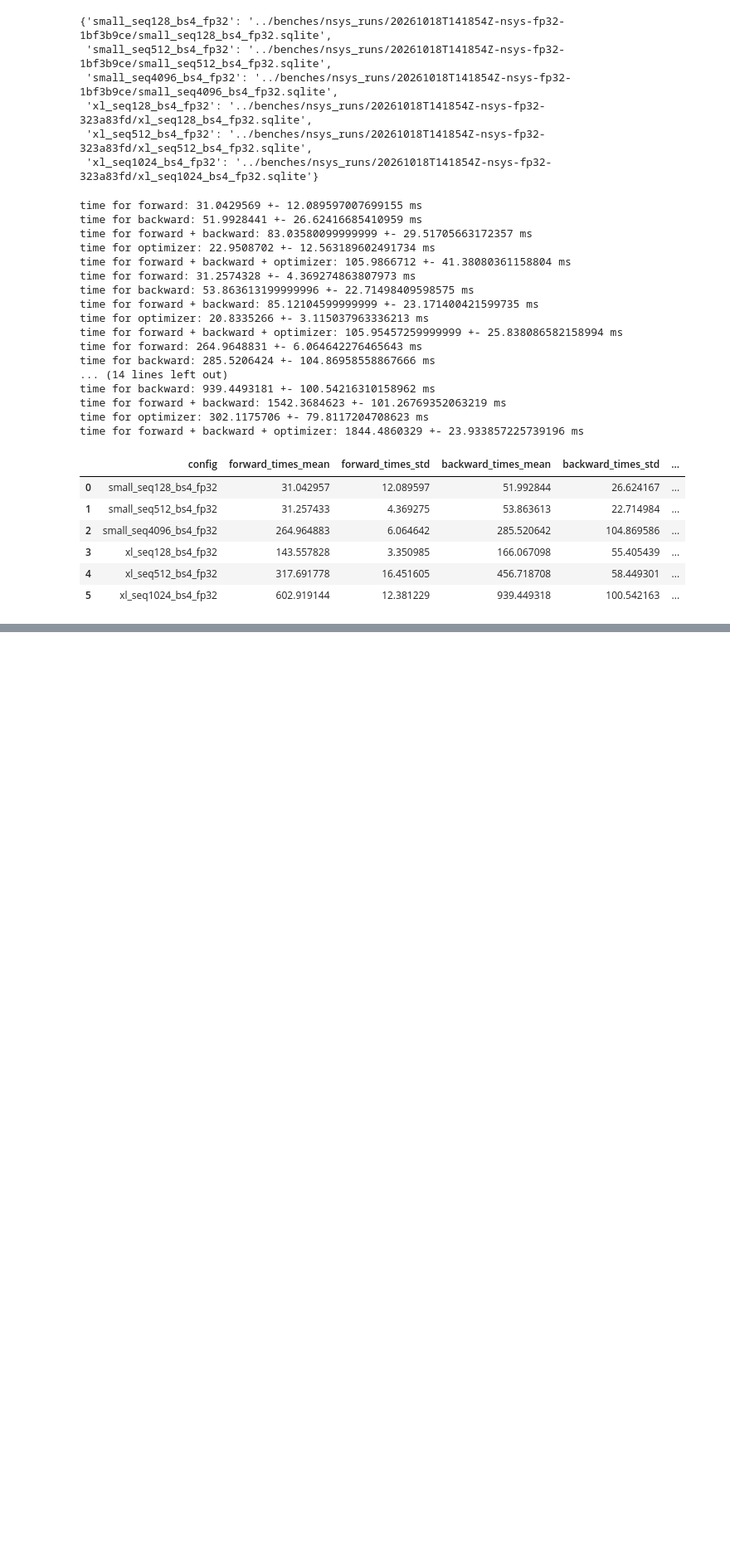
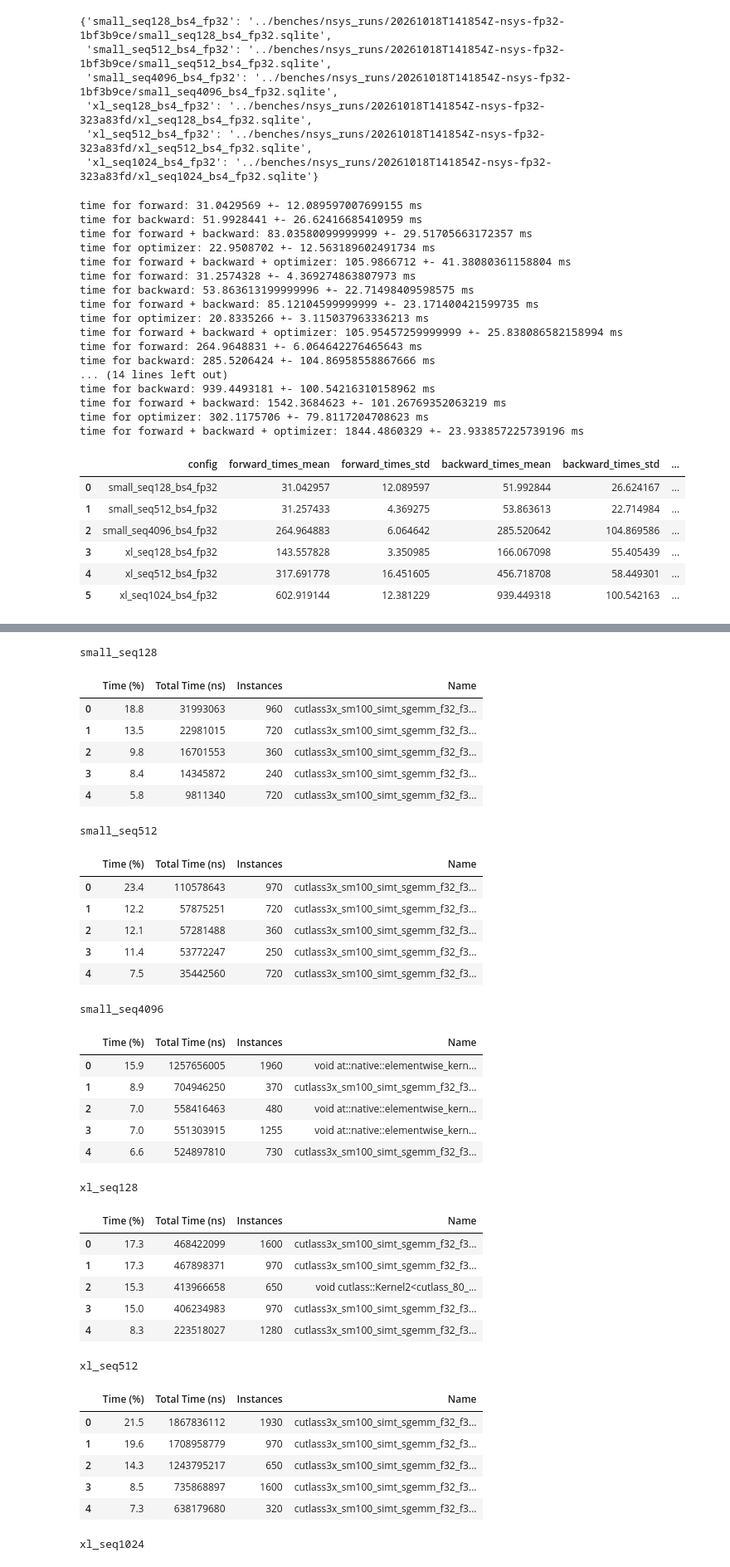
Before and after one commit to surkovvv/cs336_assignment2_systems, a Jupyter notebook: cs336_systems/look-at-sqlite-files.ipynb, the cells around one changed output, grey strips where cells are left out. Shown at 83% size. Saved outputs shown, nothing was run; the diff lists cells and outputs as text; code cells hidden in the pictures; blank space fills up the shorter version.

```diff
--- a/cs336_systems/look-at-sqlite-files.ipynb
+++ b/cs336_systems/look-at-sqlite-files.ipynb
@@ -160,0 +184,20 @@ results_df
+# %%
+config_fattest_kernels_mapping = {}
+
+for path in paths:
+    df = pd.read_csv(path)
+    steps_ranges = []
+    for idx in range(10):
+        steps_ranges.append(df[df['NVTX Range'] == f":step_{idx}/forward"])
+
+    forward_ranges = pd.concat(steps_ranges)
+    fattest_kernels = forward_ranges.groupby("Kernel Name")[["Total Time (ns)", "Kern Inst"]].sum().sort_values(by="Total Time (ns)", ascending=False).reset_index()
+    fattest_kernels["Total Time(ms)"] = fattest_kernels["Total Time (ns)"] / 10 ** 6
+    del fattest_kernels["Total Time (ns)"]
+
+    config = path.split('/')[-1].split("_bs4")[0]
+    config_fattest_kernels_mapping[config] = fattest_kernels
+# %%
+for config in config_fattest_kernels_mapping:
+    print(config)
+    display(config_fattest_kernels_mapping[config][:5])
@@ -160,0 +277,18 @@ results_df
+# %%
+paths_regime_1 = [
+    "../benches/nsys_runs/20261019T171553Z-nsys-fp32-62a55532/small_seq128_bs4_fp32.stats.txt",
+    "../benches/nsys_runs/20261019T171553Z-nsys-fp32-62a55532/small_seq512_bs4_fp32.stats.txt",
+    "../benches/nsys_runs/20261019T171553Z-nsys-fp32-62a55532/small_seq4096_bs4_fp32.stats.txt",
+    "../benches/nsys_runs/20261019T171553Z-nsys-fp32-f5754d5b/xl_seq128_bs4_fp32.stats.txt",
+    "../benches/nsys_runs/20261019T171553Z-nsys-fp32-f5754d5b/xl_seq512_bs4_fp32.stats.txt",
+    "../benches/nsys_runs/20261019T171553Z-nsys-fp32-f5754d5b/xl_seq1024_bs4_fp32.stats.txt",
+]
+
+config_fattest_kernels_mapping_fb = {}
+# %%
+for path in paths_regime_1:
+
+    df = read_nsys_stats(path)
+
+    config = path.split('/')[-1].split("_bs4")[0]
+    config_fattest_kernels_mapping_fb[config] = df[:5][["Time (%)", "Total Time (ns)", "Instances", "Name"]]
@@ -160,0 +304,41 @@ results_df
+# %%
+for config in config_fattest_kernels_mapping_fb:
+    print(config)
+    display(config_fattest_kernels_mapping_fb[config])
+# %% [output]
+small_seq128
+|  | Time (%) | Total Time (ns) | Instances | Name |
+| 0 | 18.8 | 31993063 | 960 | cutlass3x_sm100_simt_sgemm_f32_f3... |
+| 1 | 13.5 | 22981015 | 720 | cutlass3x_sm100_simt_sgemm_f32_f3... |
+| 2 | 9.8 | 16701553 | 360 | cutlass3x_sm100_simt_sgemm_f32_f3... |
+| 3 | 8.4 | 14345872 | 240 | cutlass3x_sm100_simt_sgemm_f32_f3... |
+| 4 | 5.8 | 9811340 | 720 | cutlass3x_sm100_simt_sgemm_f32_f3... |
+small_seq512
+|  | Time (%) | Total Time (ns) | Instances | Name |
+| 0 | 23.4 | 110578643 | 970 | cutlass3x_sm100_simt_sgemm_f32_f3... |
+| 1 | 12.2 | 57875251 | 720 | cutlass3x_sm100_simt_sgemm_f32_f3... |
+| 2 | 12.1 | 57281488 | 360 | cutlass3x_sm100_simt_sgemm_f32_f3... |
+| 3 | 11.4 | 53772247 | 250 | cutlass3x_sm100_simt_sgemm_f32_f3... |
+| 4 | 7.5 | 35442560 | 720 | cutlass3x_sm100_simt_sgemm_f32_f3... |
+small_seq4096
+|  | Time (%) | Total Time (ns) | Instances | Name |
+| 0 | 15.9 | 1257656005 | 1960 | void at::native::elementwise_kern... |
+| 1 | 8.9 | 704946250 | 370 | cutlass3x_sm100_simt_sgemm_f32_f3... |
+| 2 | 7.0 | 558416463 | 480 | void at::native::elementwise_kern... |
+| 3 | 7.0 | 551303915 | 1255 | void at::native::elementwise_kern... |
+| 4 | 6.6 | 524897810 | 730 | cutlass3x_sm100_simt_sgemm_f32_f3... |
+xl_seq128
+|  | Time (%) | Total Time (ns) | Instances | Name |
+| 0 | 17.3 | 468422099 | 1600 | cutlass3x_sm100_simt_sgemm_f32_f3... |
+| 1 | 17.3 | 467898371 | 970 | cutlass3x_sm100_simt_sgemm_f32_f3... |
+| 2 | 15.3 | 413966658 | 650 | void cutlass::Kernel2<cutlass_80_... |
+| 3 | 15.0 | 406234983 | 970 | cutlass3x_sm100_simt_sgemm_f32_f3... |
+| 4 | 8.3 | 223518027 | 1280 | cutlass3x_sm100_simt_sgemm_f32_f3... |
+xl_seq512
+|  | Time (%) | Total Time (ns) | Instances | Name |
+| 0 | 21.5 | 1867836112 | 1930 | cutlass3x_sm100_simt_sgemm_f32_f3... |
+| 1 | 19.6 | 1708958779 | 970 | cutlass3x_sm100_simt_sgemm_f32_f3... |
+| 2 | 14.3 | 1243795217 | 650 | cutlass3x_sm100_simt_sgemm_f32_f3... |
+| 3 | 8.5 | 735868897 | 1600 | cutlass3x_sm100_simt_sgemm_f32_f3... |
+| 4 | 7.3 | 638179680 | 320 | cutlass3x_sm100_simt_sgemm_f32_f3... |
+xl_seq1024
```
Also changed, not shown: parts of 8 cells of this notebook, 2 other files.
